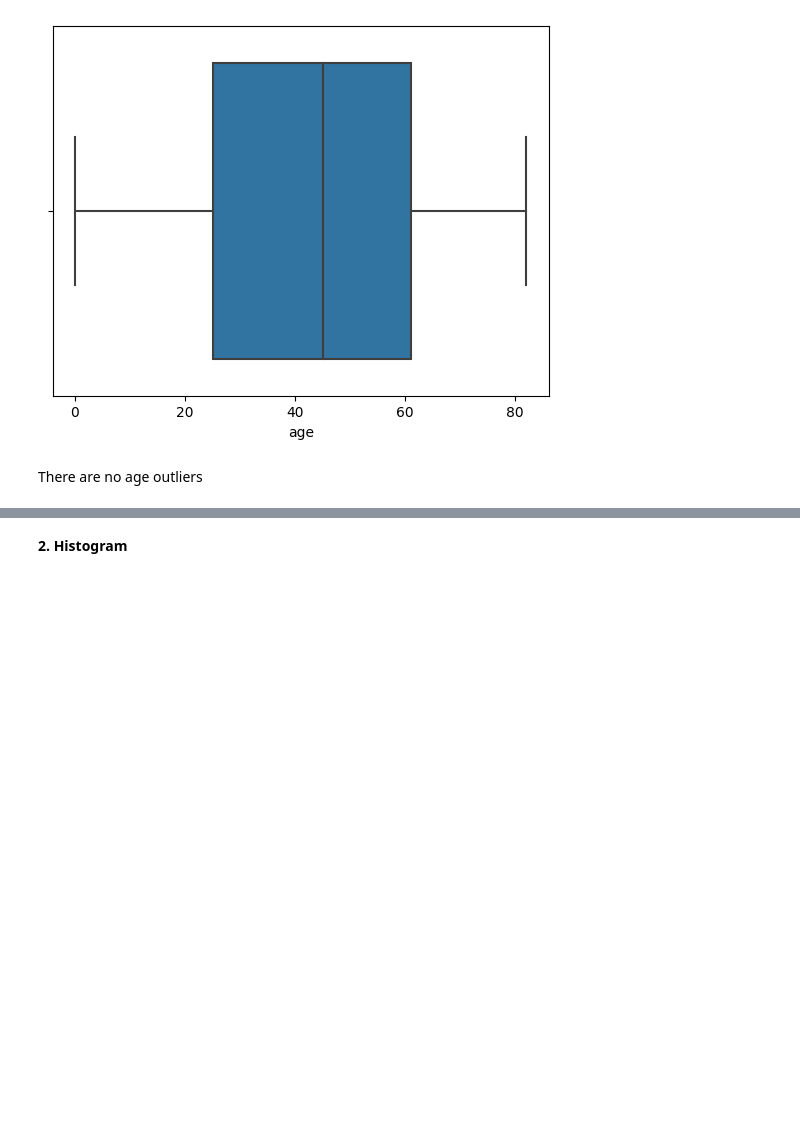
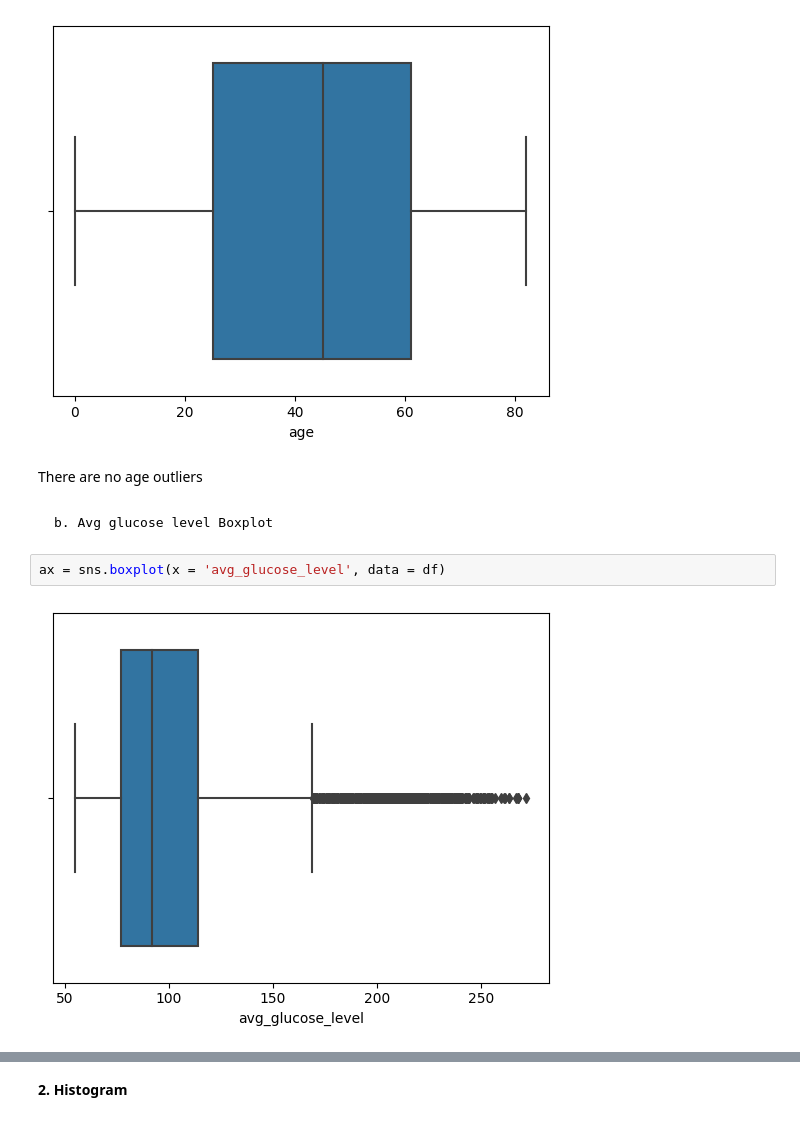
Before and after one commit to nour614/Stroke-Prediction-, a Jupyter notebook: Nour_Tafa_Stroke_Prediction.ipynb, the cells around one changed output, grey strips where cells are left out. Drawn from its saved outputs; the diff is of its cells as text; blank space fills up the shorter version.

```diff
--- a/Nour_Tafa_Stroke_Prediction.ipynb
+++ b/Nour_Tafa_Stroke_Prediction.ipynb
@@ -196,3 +307,9 @@ ax = sns.boxplot(x = 'age', data = df)
 [figure]
 # %% [markdown]
 There are no age outliers
+# %% [markdown]
+    b. Avg glucose level Boxplot
+# %%
+ax = sns.boxplot(x = 'avg_glucose_level', data = df)
+# %% [output]
+[figure, added]
```
Also changed, not shown: parts of 84 cells of this notebook.
